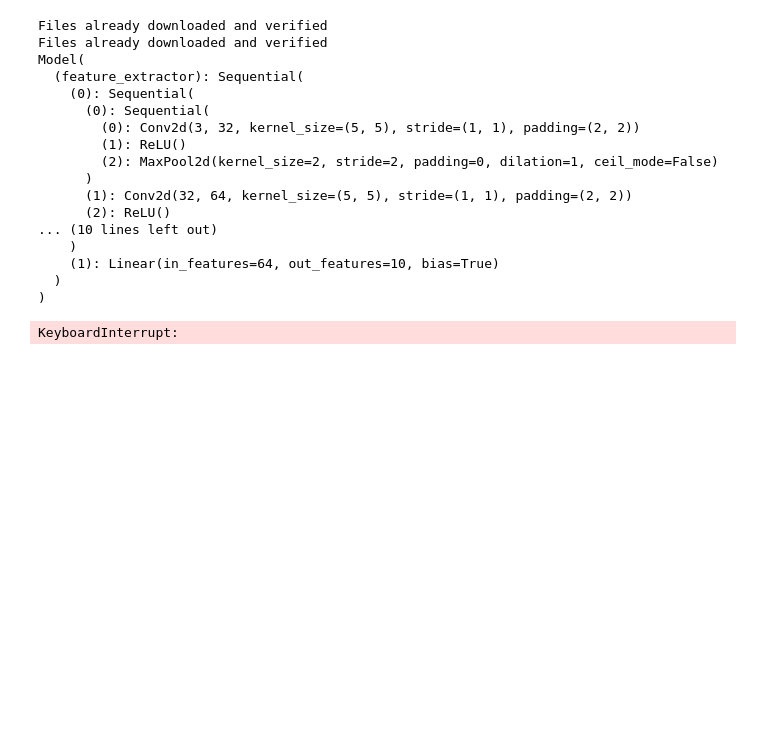
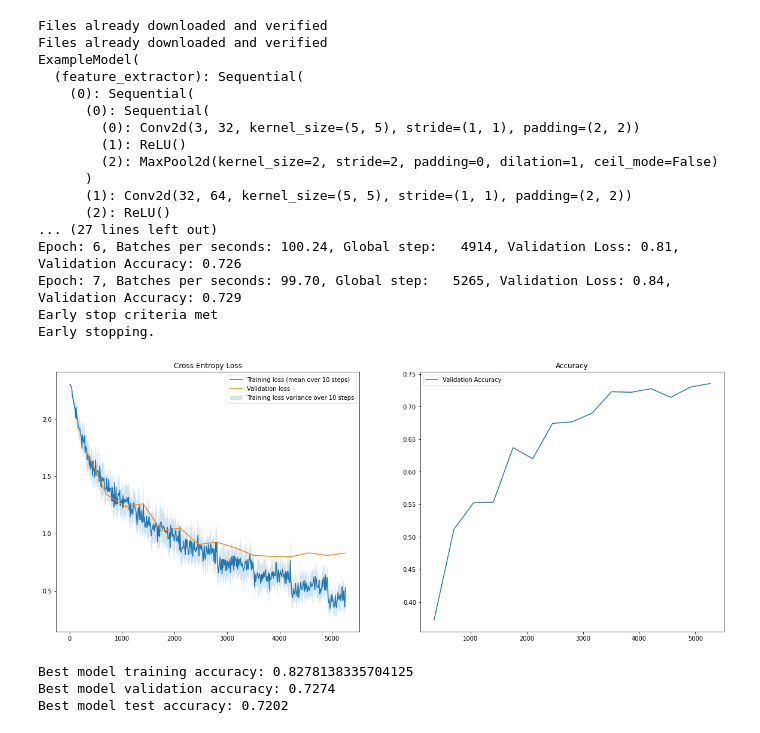
Before and after one commit to fredralm/TDT4265-StarterCode, a Jupyter notebook: assignment3/Task3_model1.ipynb, the cells around one changed output. Drawn from its saved outputs; the diff is of its cells as text; code cells hidden in the pictures; blank space fills up the shorter version.

```diff
--- a/assignment3/Task3_model1.ipynb
+++ b/assignment3/Task3_model1.ipynb
@@ -7,5 +9,5 @@ from task2 import create_plots
 # %%
-class Model(nn.Module):
+class ExampleModel(nn.Module):
 
     def __init__(self,
                  image_channels,
@@ -93,7 +95,7 @@ batch_size = 64
 learning_rate = 5e-2
 early_stop_count = 4
 dataloaders = load_cifar10(batch_size)
-model = Model(image_channels=3, num_classes=10)
+model = ExampleModel(image_channels=3, num_classes=10)
 trainer = Trainer(
     batch_size,
     learning_rate,
@@ -106,7 +108,7 @@ trainer.train()
 # %% [output]
 Files already downloaded and verified
 Files already downloaded and verified
-Model(
+ExampleModel(
   (feature_extractor): Sequential(
     (0): Sequential(
       (0): Sequential(
@@ -116,9 +118,8 @@ Model(
       )
       (1): Conv2d(32, 64, kernel_size=(5, 5), stride=(1, 1), padding=(2, 2))
       (2): ReLU()
-... (10 lines left out)
-    )
-    (1): Linear(in_features=64, out_features=10, bias=True)
-  )
-)
+... (27 lines left out)
+Epoch: 6, Batches per seconds: 100.24, Global step:   4914, Validation Loss: 0.81, Validation Accuracy: 0.726
+Epoch: 7, Batches per seconds: 99.70, Global step:   5265, Validation Loss: 0.84, Validation Accuracy: 0.729
+Early stop criteria met
+Early stopping.
-KeyboardInterrupt:
@@ -127,4 +126,28 @@ create_plots(trainer, "task3")
+# %%
+def create_plots(trainer: Trainer, name: str):
+    os.environ["KMP_DUPLICATE_LIB_OK"] = "TRUE"
+    plot_path = pathlib.Path("plots")
+    plot_path.mkdir(exist_ok=True)
+    # Save plots and show them
+    plt.figure(figsize=(20, 8))
+    plt.subplot(1, 2, 1)
+    plt.title("Cross Entropy Loss")
+    utils.plot_loss(trainer.train_history["loss"], label="Training loss", npoints_to_average=10)
+    utils.plot_loss(trainer.validation_history["loss"], label="Validation loss")
+    plt.legend()
+    plt.subplot(1, 2, 2)
+    plt.title("Accuracy")
+    utils.plot_loss(trainer.validation_history["accuracy"], label="Validation Accuracy")
+    plt.legend()
+    plt.savefig(plot_path.joinpath(f"{name}_plot.png"))
+    plt.show()
+
+create_plots(trainer, "task3")
+# %% [output]
+[figure, added]
 # %%
+trainer.load_best_model()
+
 dataloader_train, dataloader_val, dataloader_test = dataloaders
 train_loss, train_acc = compute_loss_and_accuracy(
     dataloader_train, model, nn.CrossEntropyLoss()
@@ -135,6 +158,10 @@ validation_loss, validation_acc = compute_loss_and_accuracy(
 test_loss, test_acc = compute_loss_and_accuracy(
     dataloader_test, model, nn.CrossEntropyLoss()
 )
-print("Final training accuracy:", train_acc)
-print("Final validation accuracy:", validation_acc)
-print("Final test accuracy:", test_acc)
+print("Best model training accuracy:", train_acc)
+print("Best model validation accuracy:", validation_acc)
+print("Best model test accuracy:", test_acc)
+# %% [output]
+Best model training accuracy: 0.8278138335704125
+Best model validation accuracy: 0.7274
+Best model test accuracy: 0.7202
```
Also changed, not shown: parts of 2 cells of this notebook, 3 other files.
